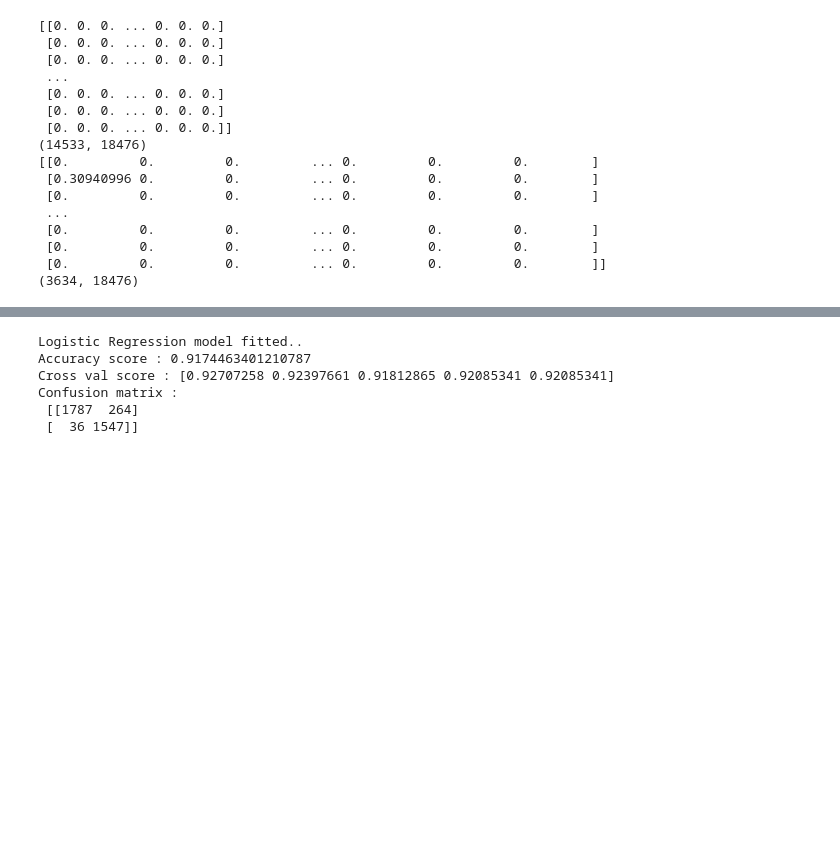
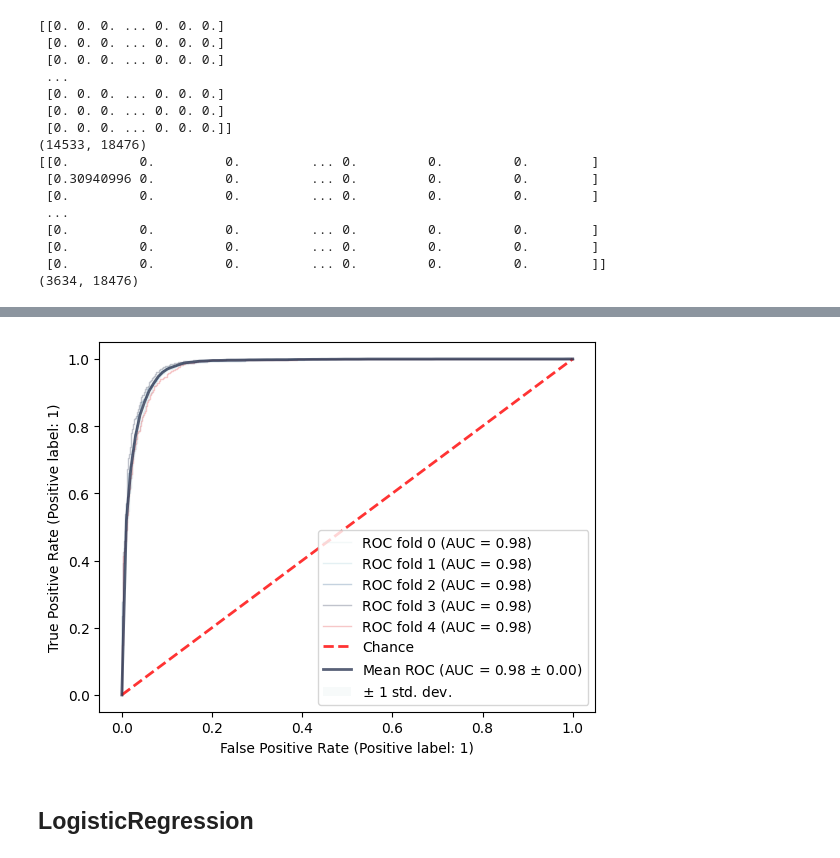
Before and after one commit to lvvittor/nlp, a Jupyter notebook: notebooks/classifier.ipynb, the cells around one changed output, grey strips where cells are left out. Saved outputs shown, nothing was run; the diff lists cells and outputs as text; code cells hidden in the pictures; blank space fills up the shorter version.

```diff
--- a/notebooks/classifier.ipynb
+++ b/notebooks/classifier.ipynb
@@ -79,16 +256,12 @@ Confusion matrix :
+# %%
+plot_roc_cv(pac)
+# %% [output]
+[figure, added]
+# %% [markdown]
+## LogisticRegression
 # %%
 lr = LogisticRegression(max_iter = 500)
 lr.fit(tfidf_train, y_train)
-print('Logistic Regression model fitted..')
 
 pred = lr.predict(tfidf_test)
-print("Accuracy score : {}".format(accuracy_score(y_test, pred)))
-print("Cross val score : {}".format(cross_val_score(lr, tfidf_train, y_train, cv=5)))
-print("Confusion matrix : \n {}".format(confusion_matrix(y_test, pred)))
+cm = confusion_matrix(y_test, pred)
-# %% [output]
-Logistic Regression model fitted..
-Accuracy score : 0.9174463401210787
-Cross val score : [0.92707258 0.92397661 0.91812865 0.92085341 0.92085341]
-Confusion matrix :
- [[1787  264]
- [  36 1547]]
```
Also changed, not shown: parts of 18 cells of this notebook, 18 other files.
